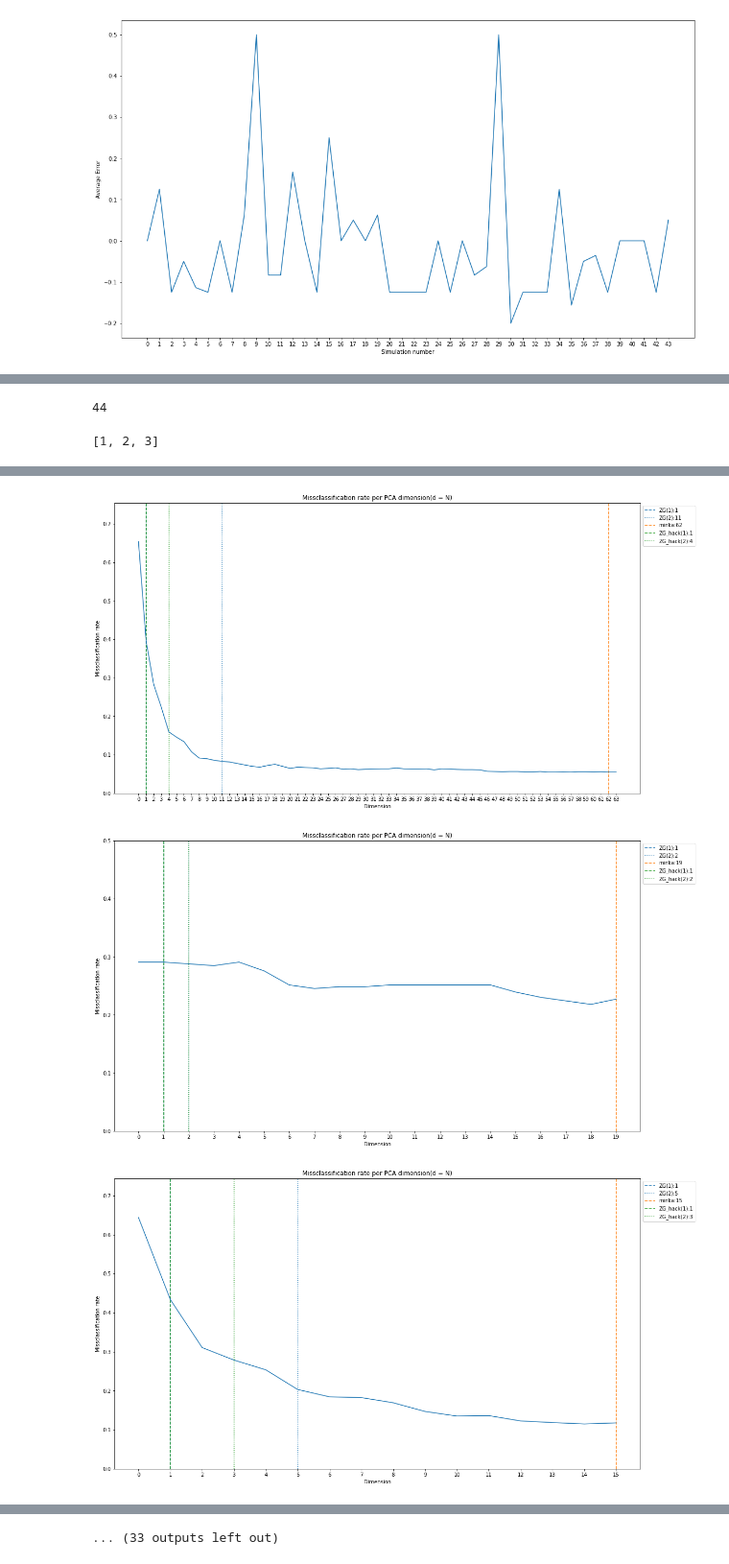
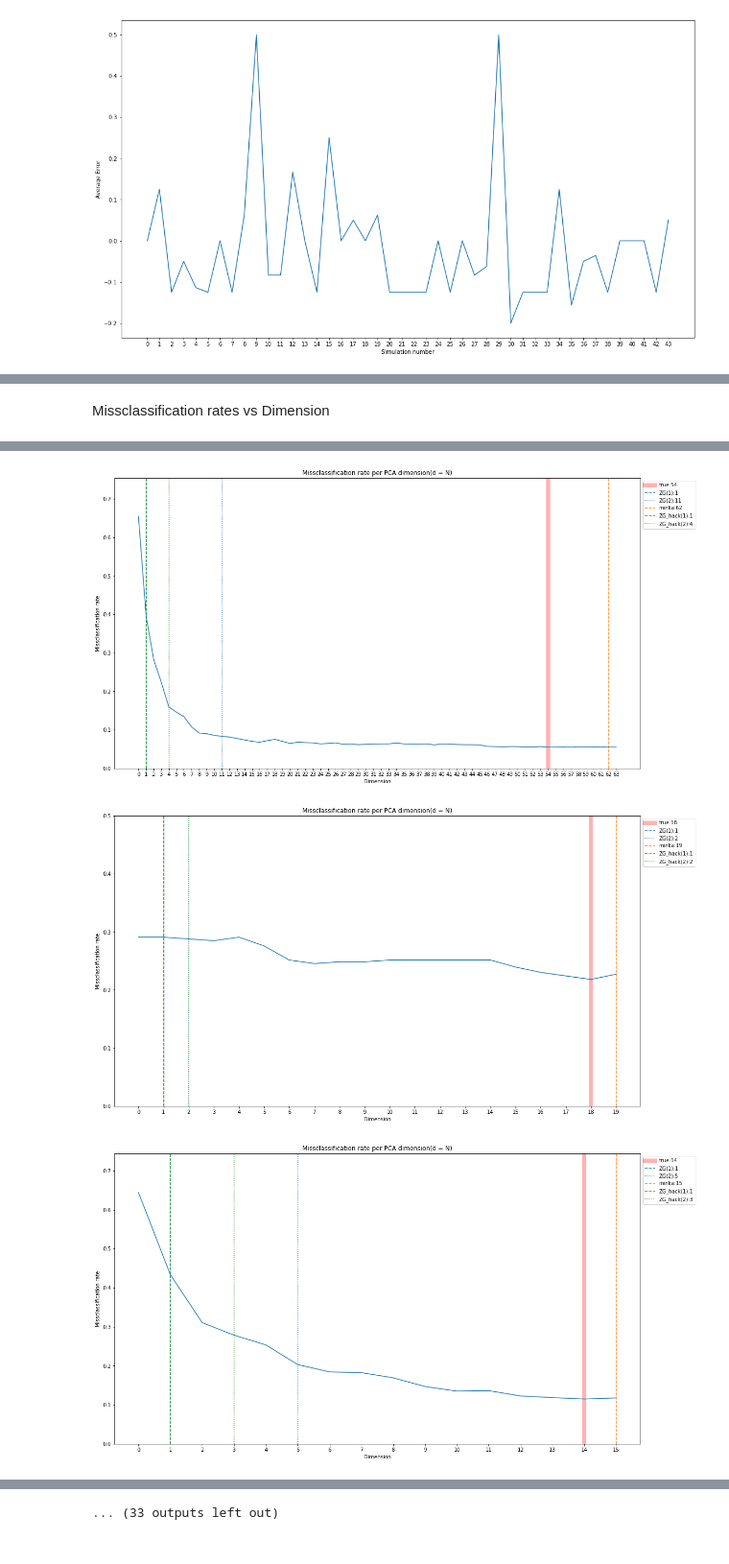
Before and after one commit to dfrancisco1998/ndd_stuff, a Jupyter notebook: sprint2/survey analysis.ipynb, the cells around one changed output, grey strips where cells are left out. Shown at 96% size. Cells and saved outputs as stored; diff of their text form; code cells hidden in the pictures.

```diff
--- a/sprint2/survey analysis.ipynb
+++ b/sprint2/survey analysis.ipynb
@@ -27,13 +49,13 @@ data.head()
 | 3 | 2 | 3 | 2 | 5 | 5 | 2 | 5 | 2 | 5 | 1 | ... | ... |
 4 rows × 44 columns
 # %%
-true = [int(x) for x in list(data.median(axis = 0))]
+true_survey = [int(x) for x in list(data.median(axis = 0))]
 # %% [markdown]
 Using the basic error caluculation $\frac{Expected - True}{True}$
 # %%
 import numpy as np
 error = []
 for k in range(data.shape[0]):
-    c = [(j-i)/i if i != 0 else None for i,j in zip(true, data.iloc[k])]
+    c = [(j-i)/i if i != 0 else None for i,j in zip(true_survey, data.iloc[k])]
     error.append(c)
 error = np.asarray(error)
@@ -59,21 +85,3 @@ plt.ylabel("Average Error")
 plt.show()
 # %% [output]
 [figure]
-# %%
-import numpy as np
-from sklearn.decomposition import PCA
-from matplotlib import pyplot as plt
-mins = []
-counter = 0
-for A in all_data:
-    pca = PCA(n_components=min(A.shape[1], A.shape[0]))
-    pca.fit(A)
-    plt.plot([i for i in range(1, A.shape[1] + 1)], pca.explained_variance_ratio_)
-    plt.xlabel("Principal Components")
-    plt.ylabel("Explained Variance")
-
-    m = list(pca.explained_variance_ratio_).index(min(pca.explained_variance_ratio_))
-    plt.axvline(x= m*1.05, color='r', linestyle='-')
-    plt.axvline(x= m*.95, color='r', linestyle='-')
-    plt.show()
-    counter += 1
@@ -139,7 +113,3 @@ for i in range(len(all_data)):
         pred = clf.predict(X_test[:, :j+1])
         miss_per_dim.append(np.mean(pred != y_test))
     all_miss.append(miss_per_dim)
-# %%
-len(all_miss)
-# %% [output]
-44
@@ -148,8 +116,3 @@ l = [3, 2, 1]
-# %%
-l.sort()
-print(l)
-# %% [output]
-[1, 2, 3]
 # %%
 import seaborn as sns
 import numpy as np
@@ -169,6 +132,10 @@ def scree_2(miss, ds):
                 noise = np.random.normal(.1, .2)
             added.add(ds[i])
         locs.append(ds[i] + noise)
+    idx = np.abs(np.asarray(miss) +  np.min(np.asarray(miss)) * .05).argmin()
+    true_LDA.append(idx)
+    plt.axvline(idx, label='true:{}'.format(idx), color='red', linewidth = 8, alpha = .3, zorder =  0)
+
     plt.axvline(locs[0], label='ZG(1):{}'.format(ds[0]), color=colors[0], ls='--', zorder =  1)
     plt.axvline(locs[1], label='ZG(2):{}'.format(ds[1]), color=colors[0], ls=':', zorder =  1)
     plt.axvline(locs[2], label='minka:{}'.format(ds[2]), color=colors[1], ls='--', zorder =  1)
@@ -183,10 +150,14 @@ def scree_2(miss, ds):
     plt.legend(bbox_to_anchor=(1, 1), loc='upper left',)
     plt.show()
     plt.clf()
+# %% [markdown]
+Missclassification rates vs Dimension
 # %%
 from matplotlib import pyplot as plt
 
-
+true_LDA = []
+counter = 0
 for i in range(len(all_miss)):
-    scree_2(all_miss[i], surv_dims[i])
+    scree_2(all_miss[i], surv_dims[counter])
+    counter += 2
 # %% [output]
@@ -201,3 +172,3 @@ for i in range(len(all_miss)):
-[figure, old version]
+[figure, new version]
-[figure, old version]
+[figure, new version]
-[figure, old version]
+[figure, new version]
```
Also changed, not shown: parts of 13 cells of this notebook.
